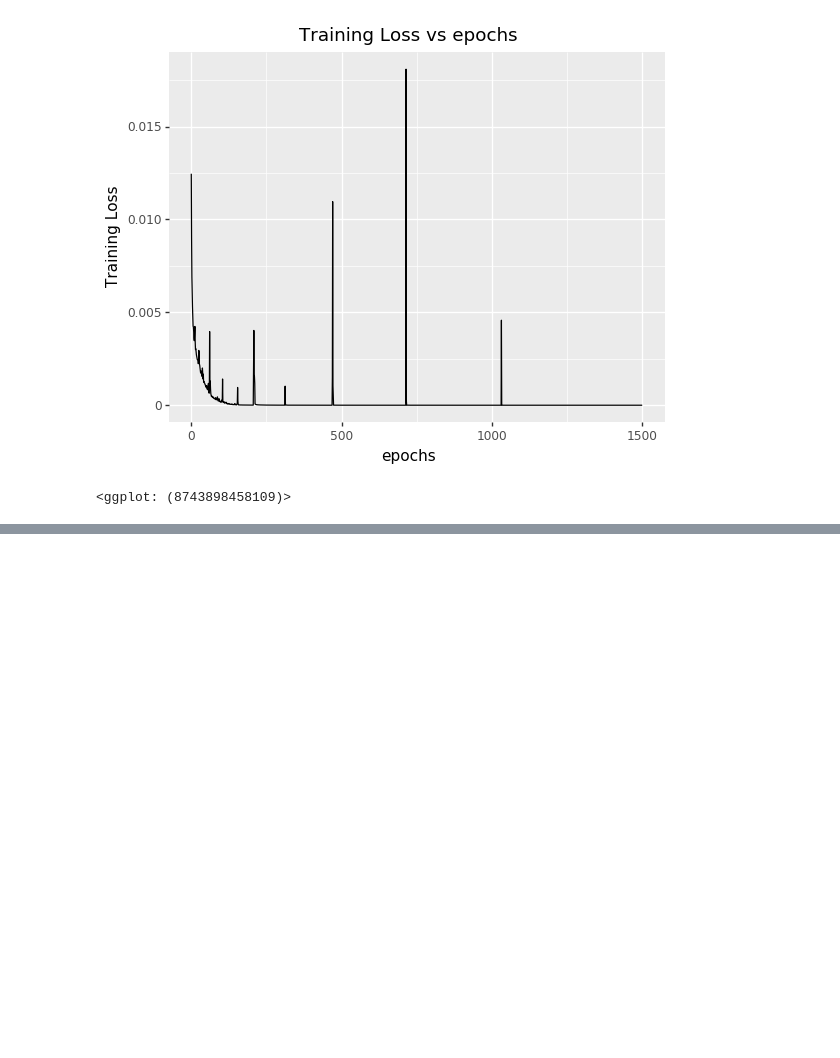
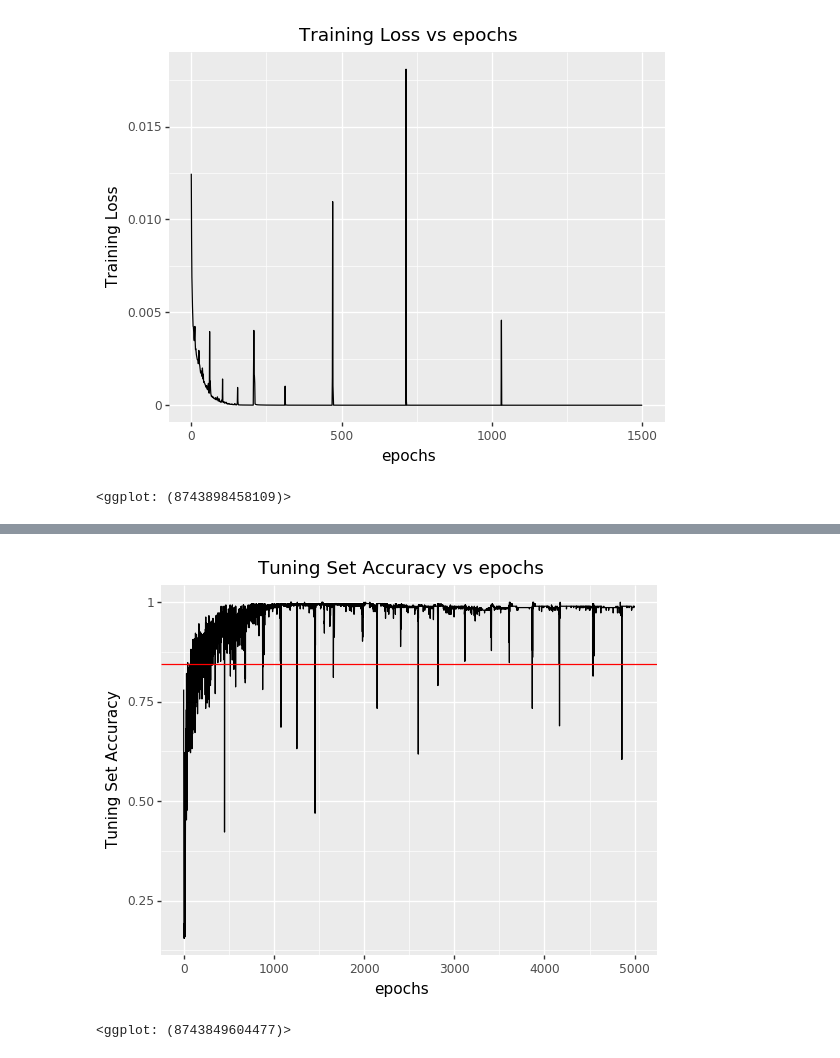
Before and after one commit to greenelab/whistl, a Jupyter notebook: analyses/0.Evaluate_IRM_On_Sepsis.ipynb, the cells around one changed output, grey strips where cells are left out. Saved outputs shown, nothing was run; the diff lists cells and outputs as text; code cells hidden in the pictures; blank space fills up the shorter version.

```diff
--- a/analyses/0.Evaluate_IRM_On_Sepsis.ipynb
+++ b/analyses/0.Evaluate_IRM_On_Sepsis.ipynb
@@ -110,0 +127,5 @@ The learning curve when training normally, but the tuning set accuracy doesn't r
+# %%
+plot_util.plot_tune_acc(irm_results)
+# %% [output]
+[figure, added]
+<ggplot: (8743849604477)>
```
Also changed, not shown: parts of 10 cells of this notebook.
